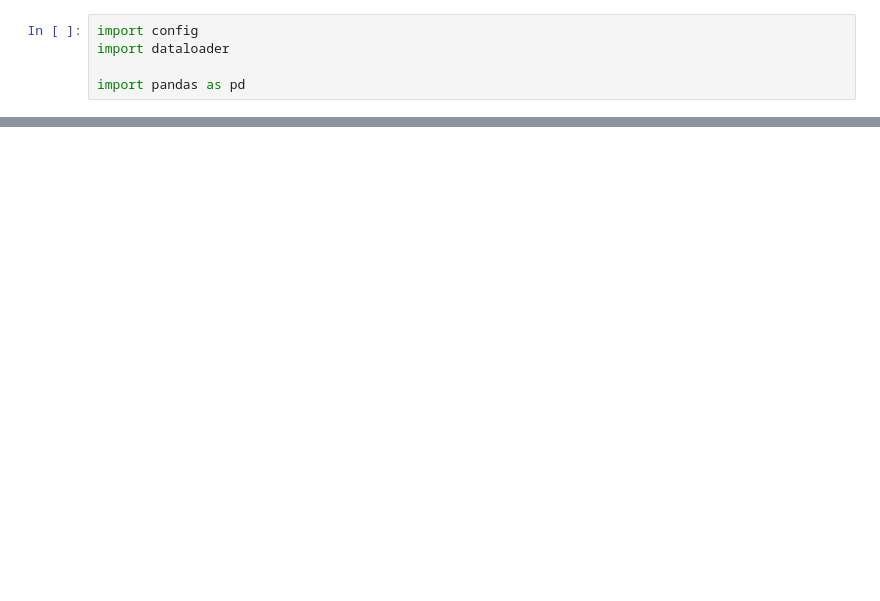
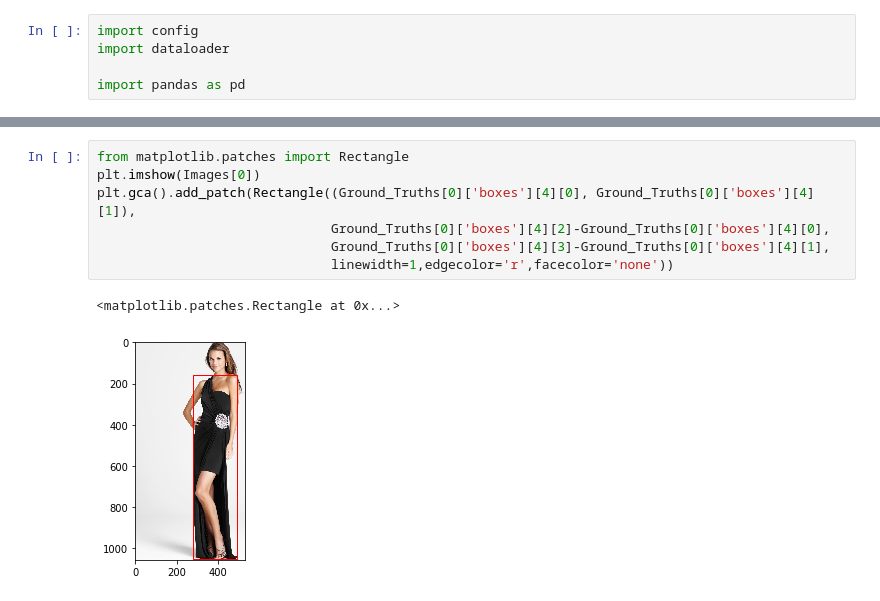
Before and after one commit to jay-chakalasiya/iMaterialist-Fashion-2020-at-FGVC7, a Jupyter notebook: main.ipynb, the cells around one changed output, grey strips where cells are left out. Cells and saved outputs as stored; diff of their text form; blank space fills up the shorter version.

```diff
--- a/main.ipynb
+++ b/main.ipynb
@@ -18,0 +71,10 @@ a,b,c = d.get_next_batch()
+# %%
+from matplotlib.patches import Rectangle
+plt.imshow(Images[0])
+plt.gca().add_patch(Rectangle((Ground_Truths[0]['boxes'][4][0], Ground_Truths[0]['boxes'][4][1]),
+                              Ground_Truths[0]['boxes'][4][2]-Ground_Truths[0]['boxes'][4][0],
+                              Ground_Truths[0]['boxes'][4][3]-Ground_Truths[0]['boxes'][4][1],
+                              linewidth=1,edgecolor='r',facecolor='none'))
+# %% [output]
+<matplotlib.patches.Rectangle at 0x...>
+[figure, added]
```
Also changed, not shown: parts of 9 cells of this notebook, 1 other file.
